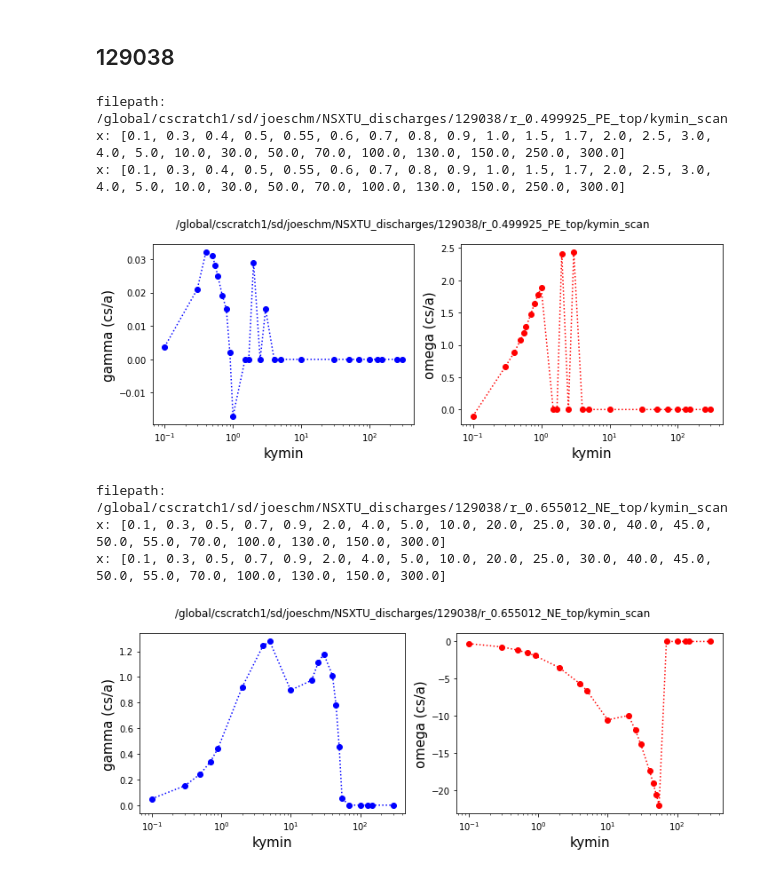
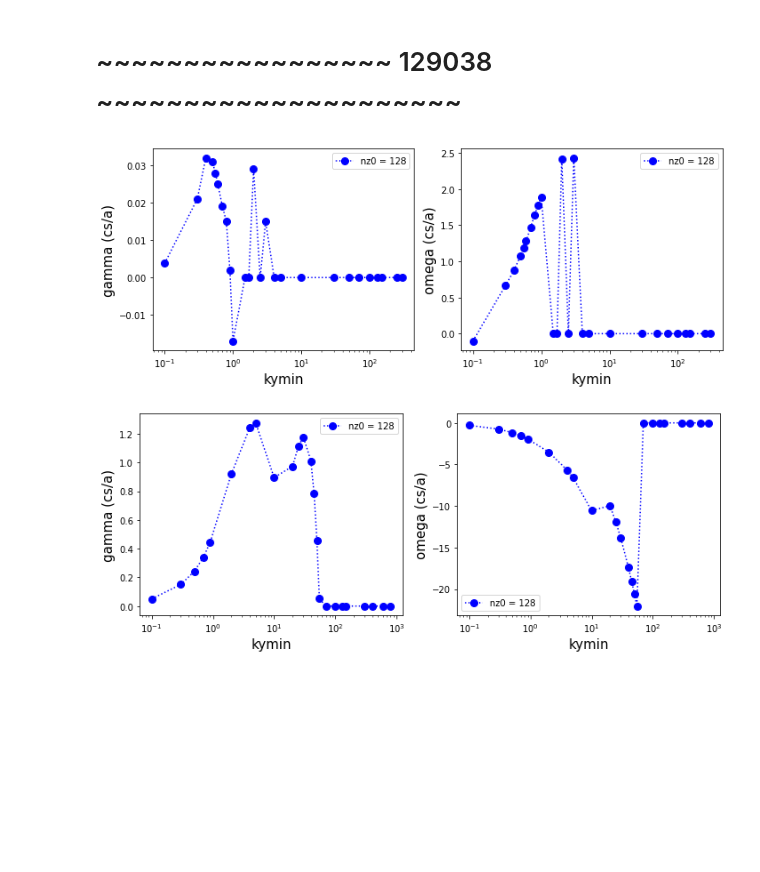
Before and after one commit to joeyschmidt97/fusion_research, a Jupyter notebook: projects/NSTXU_lithium_study/129015_vs_129038/Growth_rates.ipynb, the cells around one changed output. Saved outputs shown, nothing was run; the diff lists cells and outputs as text; code cells hidden in the pictures; blank space fills up the shorter version.

```diff
--- a/projects/NSTXU_lithium_study/129015_vs_129038/Growth_rates.ipynb
+++ b/projects/NSTXU_lithium_study/129015_vs_129038/Growth_rates.ipynb
@@ -32,19 +29,15 @@ x: [0.1, 0.2, 0.3, 0.5, 0.7, 0.9, 1.0, 2.0, 3.0, 7.0, 10.0, 20.0, 30.0, 50.0, 70
 # %% [markdown]
-## 129038
+# ~~~~~~~~~~~~~~~~~ 129038 ~~~~~~~~~~~~~~~~~~~~~
 # %%
-filepath = '/global/cscratch1/sd/joeschm/NSXTU_discharges/129038/r_0.499925_PE_top/kymin_scan'
-plot_growth_rates(filepath)
+filepath = '/pscratch/sd/j/joeschm/NSXTU_discharges/129038/r_0.499925_PE_top/kymin_scan'
+gamma_omega_plot(filepath)
 # %% [output]
-filepath: /global/cscratch1/sd/joeschm/NSXTU_discharges/129038/r_0.499925_PE_top/kymin_scan
-x: [0.1, 0.3, 0.4, 0.5, 0.55, 0.6, 0.7, 0.8, 0.9, 1.0, 1.5, 1.7, 2.0, 2.5, 3.0, 4.0, 5.0, 10.0, 30.0, 50.0, 70.0, 100.0, 130.0, 150.0, 250.0, 300.0]
-x: [0.1, 0.3, 0.4, 0.5, 0.55, 0.6, 0.7, 0.8, 0.9, 1.0, 1.5, 1.7, 2.0, 2.5, 3.0, 4.0, 5.0, 10.0, 30.0, 50.0, 70.0, 100.0, 130.0, 150.0, 250.0, 300.0]
-[figure, old version]
+[figure, new version]
 # %%
-filepath = '/global/cscratch1/sd/joeschm/NSXTU_discharges/129038/r_0.655012_NE_top/kymin_scan'
-plot_growth_rates(filepath)
+filepath = '/pscratch/sd/j/joeschm/NSXTU_discharges/129038/r_0.655012_NE_top/kymin_scan'
+gamma_omega_plot(filepath)
+
+# kymin = 1 or 2, nky = 64/32 (depends on kymin) for NL runs
 # %% [output]
-filepath: /global/cscratch1/sd/joeschm/NSXTU_discharges/129038/r_0.655012_NE_top/kymin_scan
-x: [0.1, 0.3, 0.5, 0.7, 0.9, 2.0, 4.0, 5.0, 10.0, 20.0, 25.0, 30.0, 40.0, 45.0, 50.0, 55.0, 70.0, 100.0, 130.0, 150.0, 300.0]
-x: [0.1, 0.3, 0.5, 0.7, 0.9, 2.0, 4.0, 5.0, 10.0, 20.0, 25.0, 30.0, 40.0, 45.0, 50.0, 55.0, 70.0, 100.0, 130.0, 150.0, 300.0]
-[figure, old version]
+[figure, new version]
 # %%
```
Also changed, not shown: parts of 6 cells of this notebook, 41 other files.
